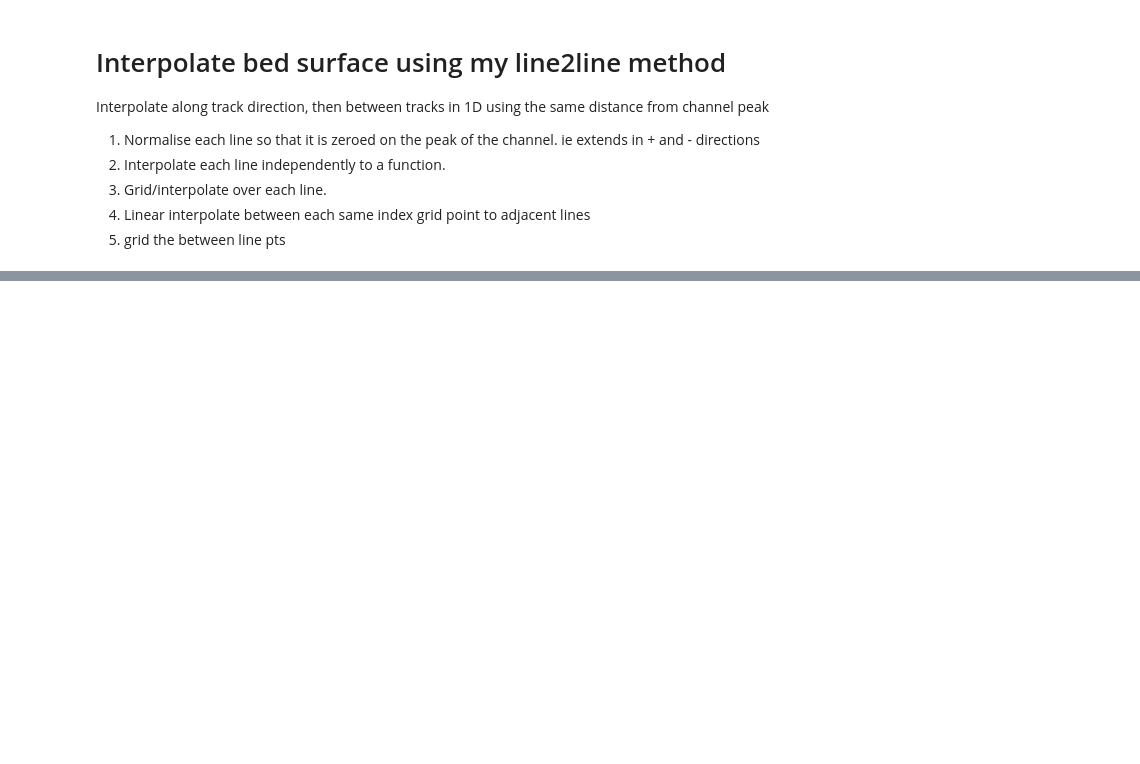
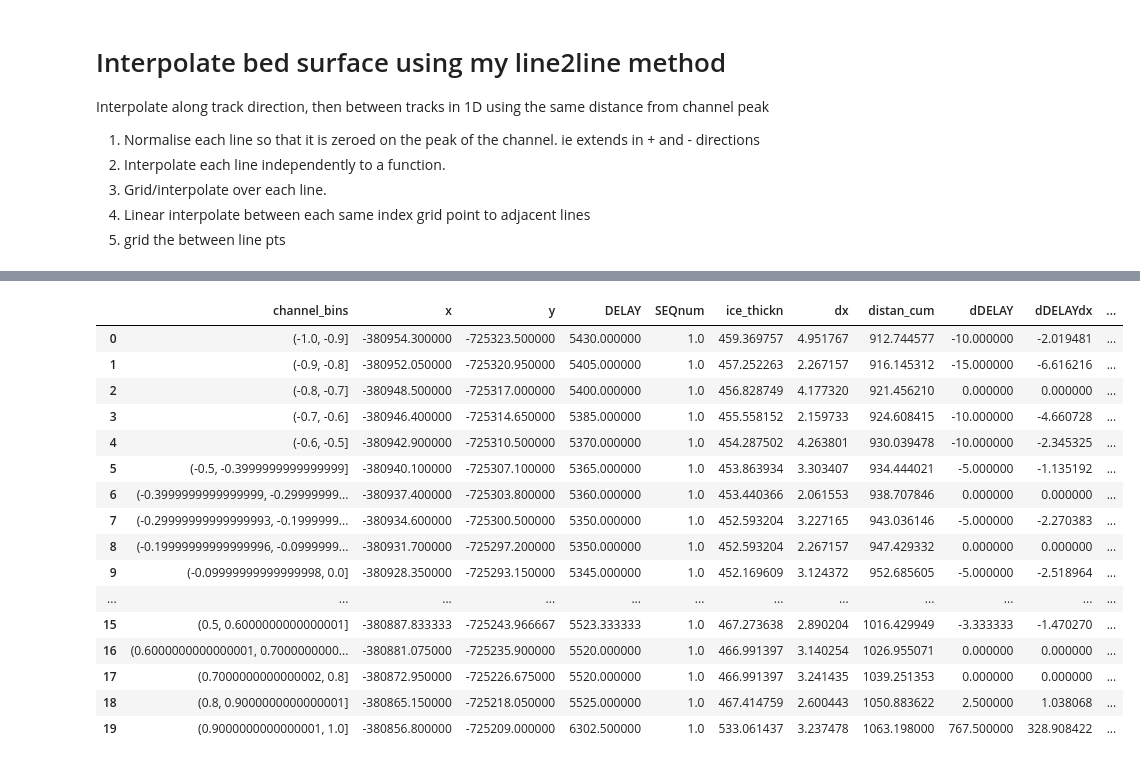
Before and after one commit to arrran/PhD_data_chapter, a Jupyter notebook: Jupyter/RADAR/RADAR_MAP/8_RADAR_bed_interpolate_line2line.ipynb, the cells around one changed output, grey strips where cells are left out. Drawn from its saved outputs; the diff is of its cells as text; code cells hidden in the pictures; blank space fills up the shorter version.

```diff
--- a/Jupyter/RADAR/RADAR_MAP/8_RADAR_bed_interpolate_line2line.ipynb
+++ b/Jupyter/RADAR/RADAR_MAP/8_RADAR_bed_interpolate_line2line.ipynb
@@ -140,0 +135,14 @@ for reso in [20,50,100,150,200]:
+# %%
+chanpts = {} #left right and mid indexs of points of channel
+
+for key,value in cl.items():
+
+    ineg1, ipos1 = channel_edges[key]
+    i0 = channel_mins[key]
+
+    chanpts[key] = [ineg1, i0, ipos1]
+
+    lhs_chann = np.linspace(-1,0,i0 - ineg1 + 1) #left and including mid of channel
+    rhs_chann = np.linspace(0,1,ipos1 - i0 + 1)[1:] #right, not including mid of channel
+    value['normalised_dist_from_centre_chan'] = np.nan
+    value.normalised_dist_from_centre_chan.iloc[ineg1:ipos1 + 1] = np.hstack([lhs_chann,rhs_chann])
@@ -140,0 +156,23 @@ for reso in [20,50,100,150,200]:
+# %%
+def bin_chan(gdf):
+
+    bin_size = 0.1
+
+    L= 2 #length of line (rounds up to bin size)
+
+    ir = pd.interval_range(-1,1,periods=20) # bin sections
+
+    bins = pd.cut( gdf.normalised_dist_from_centre_chan , bins=ir) #corresponding bins for each point
+
+    bins.rename('channel_bins',inplace=True)
+
+    gdf_out = gdf.groupby(bins).mean().copy()  #average each bin
+    gdf_out.reset_index(inplace=True)
+    gdf_out['line_name'] = gdf.line_name.iloc[0]
+
+    geometry = [Point(xy) for xy in zip(gdf_out.x,gdf_out.y)]
+    gdf_out = gpd.GeoDataFrame(gdf_out,geometry=geometry,crs="EPSG:3031")
+    gdf_out['index_over_chan'] = np.linspace(-1,0.9,20).round(decimals = 1)
+#     gdf_out.set_index('index_over_chan',inplace=True)
+
+    return gdf_out
@@ -140,0 +265,20 @@ for reso in [20,50,100,150,200]:
+# %%
+c_grid['line7']
+# %% [output]
+|  | channel_bins | x | y | DELAY | SEQnum | ice_thickn | dx | distan_cum | dDELAY | dDELAYdx | ... |
+| 0 | (-1.0, -0.9] | -380954.300000 | -725323.500000 | 5430.000000 | 1.0 | 459.369757 | 4.951767 | 912.744577 | -10.000000 | -2.019481 | ... |
+| 1 | (-0.9, -0.8] | -380952.050000 | -725320.950000 | 5405.000000 | 1.0 | 457.252263 | 2.267157 | 916.145312 | -15.000000 | -6.616216 | ... |
+| 2 | (-0.8, -0.7] | -380948.500000 | -725317.000000 | 5400.000000 | 1.0 | 456.828749 | 4.177320 | 921.456210 | 0.000000 | 0.000000 | ... |
+| 3 | (-0.7, -0.6] | -380946.400000 | -725314.650000 | 5385.000000 | 1.0 | 455.558152 | 2.159733 | 924.608415 | -10.000000 | -4.660728 | ... |
+| 4 | (-0.6, -0.5] | -380942.900000 | -725310.500000 | 5370.000000 | 1.0 | 454.287502 | 4.263801 | 930.039478 | -10.000000 | -2.345325 | ... |
+| 5 | (-0.5, -0.3999999999999999] | -380940.100000 | -725307.100000 | 5365.000000 | 1.0 | 453.863934 | 3.303407 | 934.444021 | -5.000000 | -1.135192 | ... |
+| 6 | (-0.3999999999999999, -0.29999999... | -380937.400000 | -725303.800000 | 5360.000000 | 1.0 | 453.440366 | 2.061553 | 938.707846 | 0.000000 | 0.000000 | ... |
+| 7 | (-0.29999999999999993, -0.1999999... | -380934.600000 | -725300.500000 | 5350.000000 | 1.0 | 452.593204 | 3.227165 | 943.036146 | -5.000000 | -2.270383 | ... |
+| 8 | (-0.19999999999999996, -0.0999999... | -380931.700000 | -725297.200000 | 5350.000000 | 1.0 | 452.593204 | 2.267157 | 947.429332 | 0.000000 | 0.000000 | ... |
+| 9 | (-0.09999999999999998, 0.0] | -380928.350000 | -725293.150000 | 5345.000000 | 1.0 | 452.169609 | 3.124372 | 952.685605 | -5.000000 | -2.518964 | ... |
+| ... | ... | ... | ... | ... | ... | ... | ... | ... | ... | ... | ... |
+| 15 | (0.5, 0.6000000000000001] | -380887.833333 | -725243.966667 | 5523.333333 | 1.0 | 467.273638 | 2.890204 | 1016.429949 | -3.333333 | -1.470270 | ... |
+| 16 | (0.6000000000000001, 0.7000000000... | -380881.075000 | -725235.900000 | 5520.000000 | 1.0 | 466.991397 | 3.140254 | 1026.955071 | 0.000000 | 0.000000 | ... |
+| 17 | (0.7000000000000002, 0.8] | -380872.950000 | -725226.675000 | 5520.000000 | 1.0 | 466.991397 | 3.241435 | 1039.251353 | 0.000000 | 0.000000 | ... |
+| 18 | (0.8, 0.9000000000000001] | -380865.150000 | -725218.050000 | 5525.000000 | 1.0 | 467.414759 | 2.600443 | 1050.883622 | 2.500000 | 1.038068 | ... |
+| 19 | (0.9000000000000001, 1.0] | -380856.800000 | -725209.000000 | 6302.500000 | 1.0 | 533.061437 | 3.237478 | 1063.198000 | 767.500000 | 328.908422 | ... |
```
Also changed, not shown: parts of 49 cells of this notebook, 2 other files.
